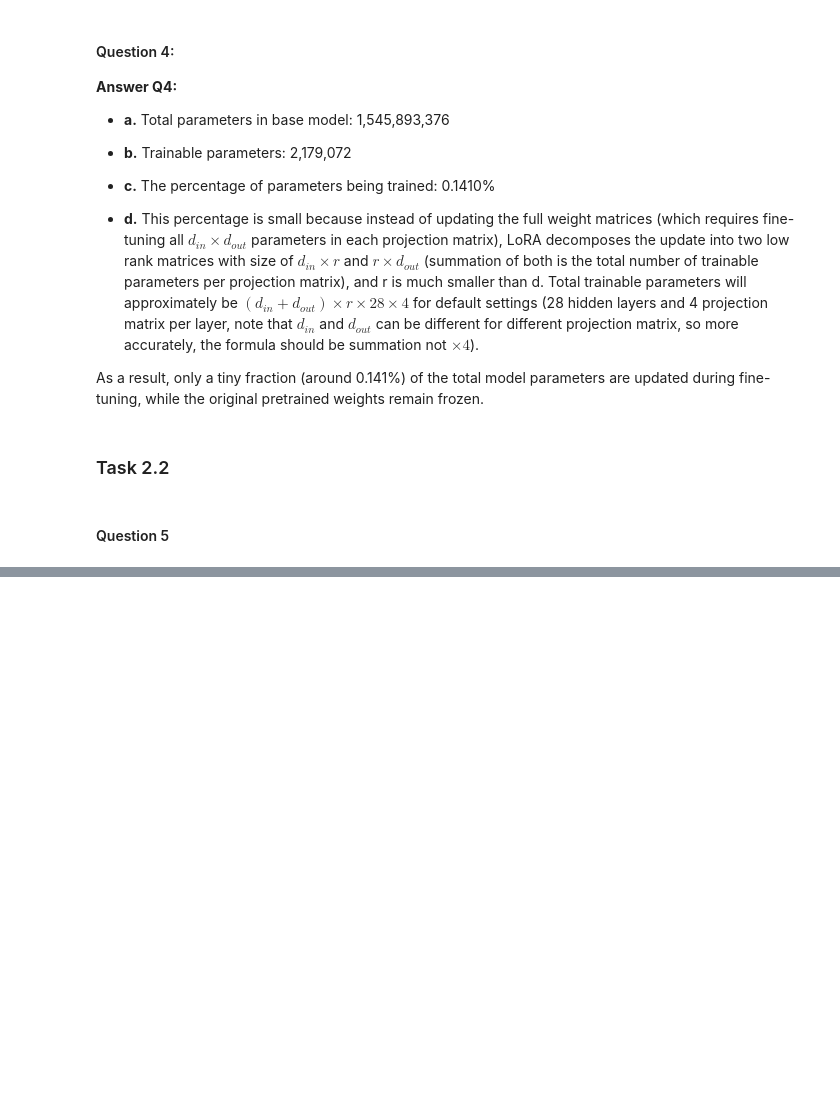
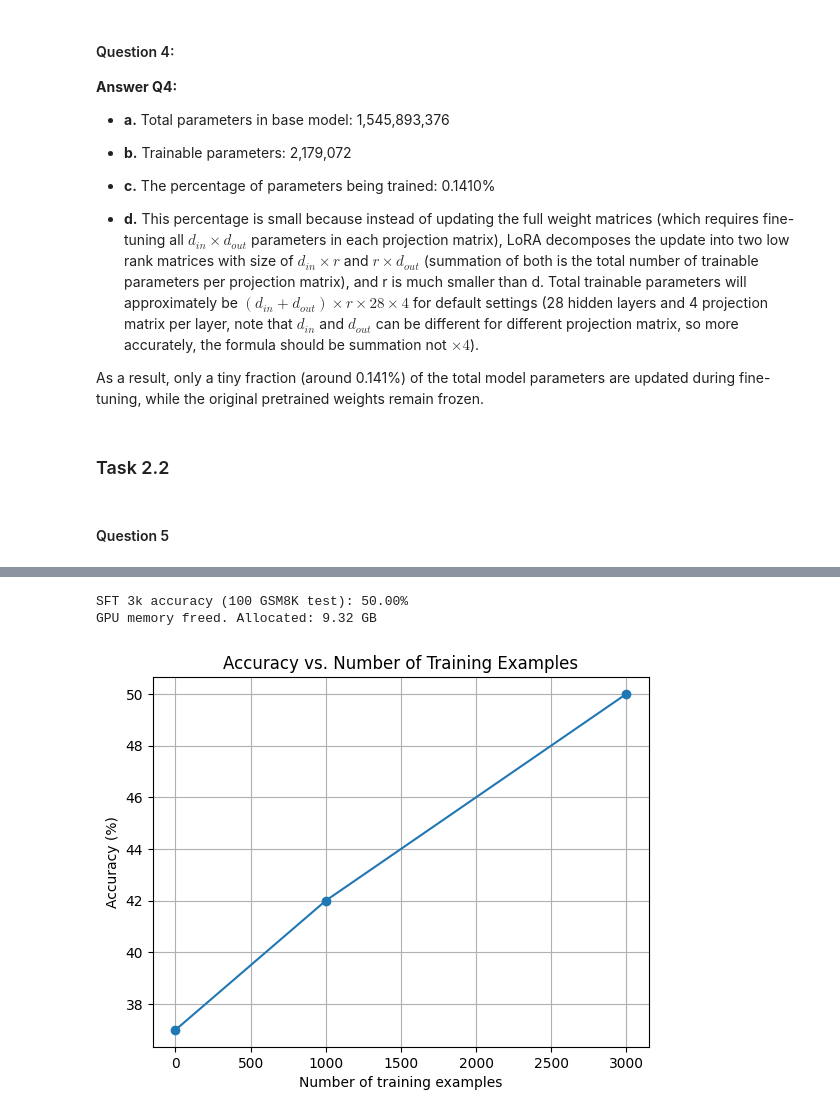
Before and after one commit to Parixxx21/ECE219-Project3, a Jupyter notebook: P3_Part1.ipynb, the cells around one changed output, grey strips where cells are left out. Cells and saved outputs as stored; diff of their text form; code cells hidden in the pictures; blank space fills up the shorter version.

```diff
--- a/P3_Part1.ipynb
+++ b/P3_Part1.ipynb
@@ -522,0 +705,39 @@ SFT 1k accuracy (100 GSM8K test): 40.00%
+# %%
+model_sft3k, tok_sft3k = load_model(MODEL_NAME, lora_path=adapter_dir_3k)
+
+tok_sft3k.padding_side = "left"
+if tok_sft3k.pad_token is None:
+    tok_sft3k.pad_token = tok_sft3k.eos_token
+
+sft3k_acc, stf3k_record = evaluate_gsm8k(
+    model_sft3k,
+    tok_sft3k,
+    test_ds=test_ds,
+    num_samples=100,
+    batch_size=16,
+    seed=42,
+)
+
+print(f"SFT 3k accuracy (100 GSM8K test): {sft3k_acc:.2%}")
+
+cleanup(model_sft3k, tok_sft3k)
+# %% [output]
+SFT 3k accuracy (100 GSM8K test): 50.00%
+GPU memory freed. Allocated: 9.32 GB
+# %%
+#Plot accuracy:
+import matplotlib.pyplot as plt
+x = [0, 1000, 3000]
+y = [37, 42, 50]
+
+plt.figure()
+plt.plot(x, y, marker='o')
+
+plt.xlabel("Number of training examples")
+plt.ylabel("Accuracy (%)")
+plt.title("Accuracy vs. Number of Training Examples")
+
+plt.grid(True)
+plt.show()
+# %% [output]
+[figure, added]
```
Also changed, not shown: parts of 38 cells of this notebook.
